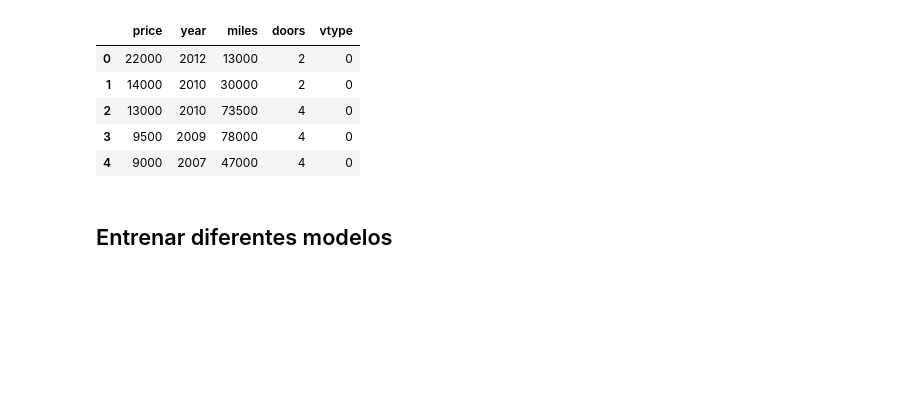
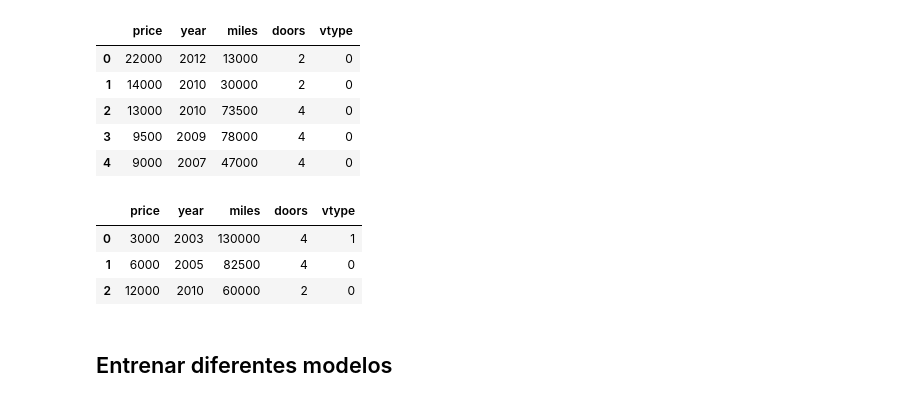
Before and after one commit to ovillamil94/MIAD_ML_NLP_2026, a Jupyter notebook: Semana 1/S1LAB2_modelos_ensamblajes.ipynb, the cells around one changed output. Cells and saved outputs as stored; diff of their text form; code cells hidden in the pictures; blank space fills up the shorter version.

```diff
--- a/Semana 1/S1LAB2_modelos_ensamblajes.ipynb
+++ b/Semana 1/S1LAB2_modelos_ensamblajes.ipynb
@@ -41,6 +41,13 @@ train.head()
 | 2 | 13000 | 2010 | 73500 | 4 | 0 |
 | 3 | 9500 | 2009 | 78000 | 4 | 0 |
 | 4 | 9000 | 2007 | 47000 | 4 | 0 |
+# %%
+test.head()
+# %% [output]
+|  | price | year | miles | doors | vtype |
+| 0 | 3000 | 2003 | 130000 | 4 | 1 |
+| 1 | 6000 | 2005 | 82500 | 4 | 0 |
+| 2 | 12000 | 2010 | 60000 | 2 | 0 |
 # %% [markdown]
 ## Entrenar diferentes modelos
 # %%
```
Also changed, not shown: 4 other files.
